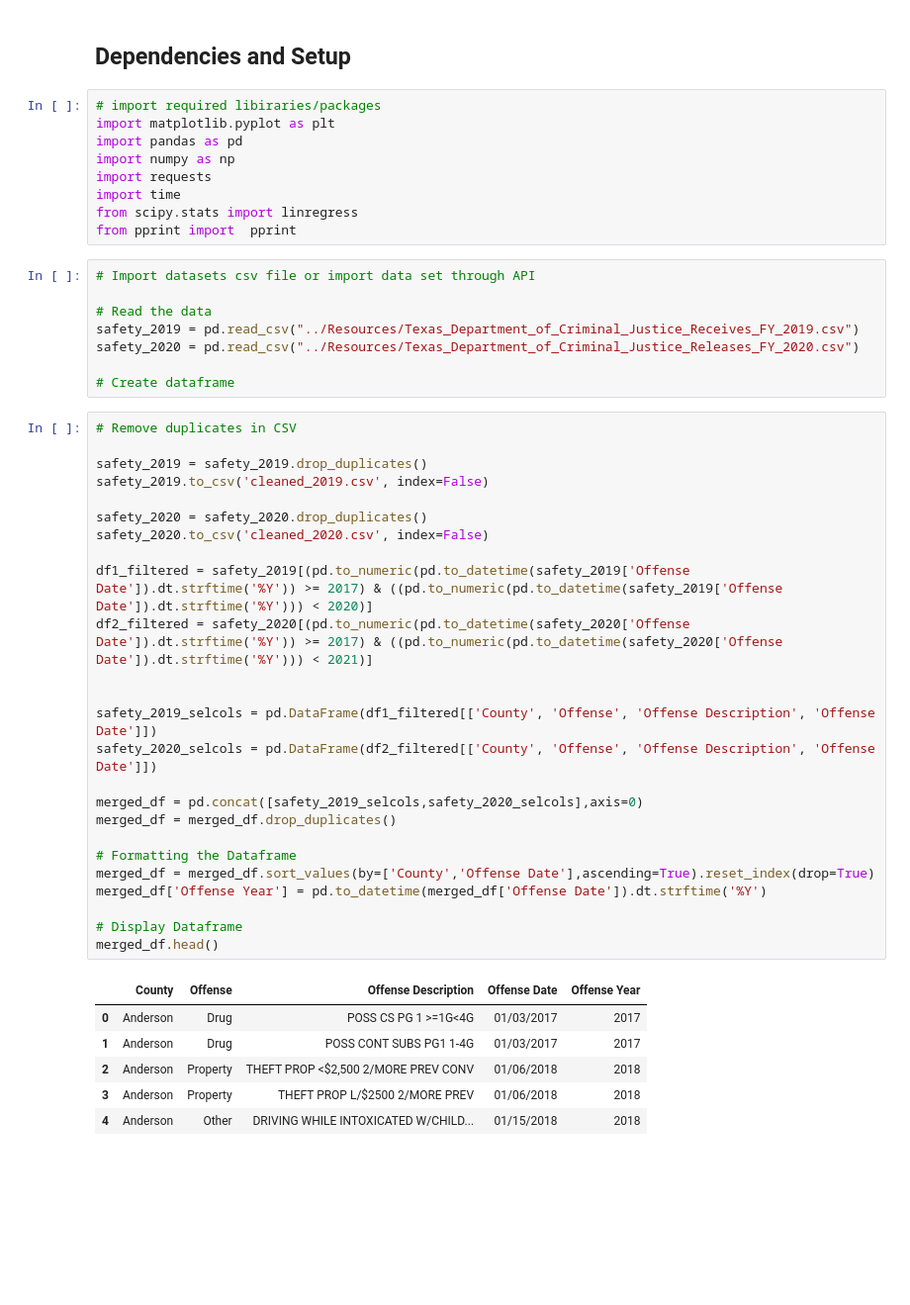
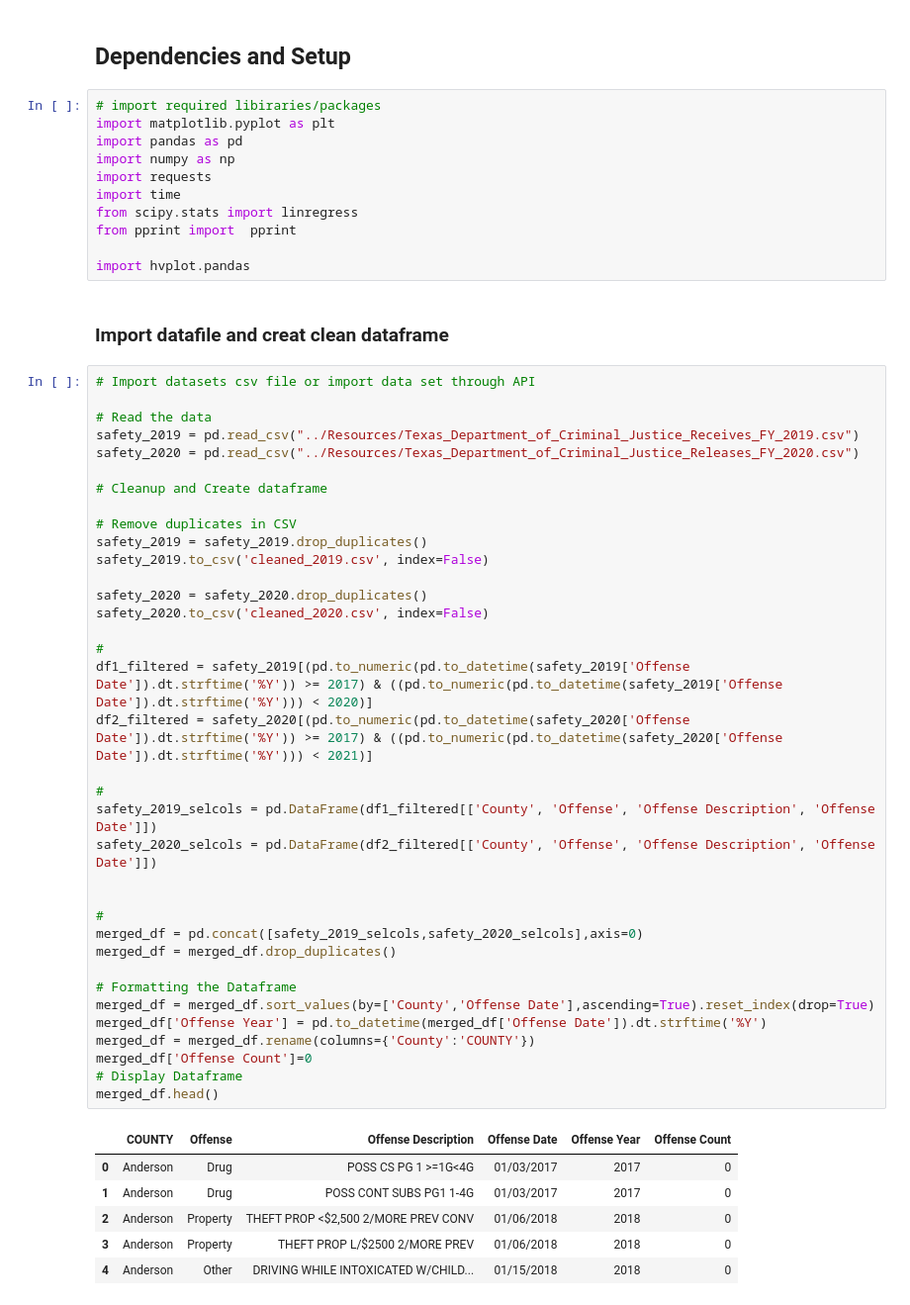
Before and after one commit to anitha0615/project_1, a Jupyter notebook: Analysis/Safety_Analysis_final.ipynb, the cells around one changed output. Shown at 99% size. Cells and saved outputs as stored; diff of their text form; blank space fills up the shorter version.

```diff
--- a/Analysis/Safety_Analysis_final.ipynb
+++ b/Analysis/Safety_Analysis_final.ipynb
@@ -20,43 +20,50 @@ import requests
 import time
 from scipy.stats import linregress
 from pprint import  pprint
+
+import hvplot.pandas
-# %%
-# Import datasets csv file or import data set through API
-
-# Read the data
-safety_2019 = pd.read_csv("../Resources/Texas_Department_of_Criminal_Justice_Receives_FY_2019.csv")
-safety_2020 = pd.read_csv("../Resources/Texas_Department_of_Criminal_Justice_Releases_FY_2020.csv")
-
-# Create dataframe
+# %% [markdown]
+### Import datafile and creat clean dataframe
 # %%
+# Import datasets csv file or import data set through API
+
+# Read the data
+safety_2019 = pd.read_csv("../Resources/Texas_Department_of_Criminal_Justice_Receives_FY_2019.csv")
+safety_2020 = pd.read_csv("../Resources/Texas_Department_of_Criminal_Justice_Releases_FY_2020.csv")
+
+# Cleanup and Create dataframe
+
 # Remove duplicates in CSV
-
 safety_2019 = safety_2019.drop_duplicates()
 safety_2019.to_csv('cleaned_2019.csv', index=False)
 
 safety_2020 = safety_2020.drop_duplicates()
 safety_2020.to_csv('cleaned_2020.csv', index=False)
 
+#
 df1_filtered = safety_2019[(pd.to_numeric(pd.to_datetime(safety_2019['Offense Date']).dt.strftime('%Y')) >= 2017) & ((pd.to_numeric(pd.to_datetime(safety_2019['Offense Date']).dt.strftime('%Y'))) < 2020)]
 df2_filtered = safety_2020[(pd.to_numeric(pd.to_datetime(safety_2020['Offense Date']).dt.strftime('%Y')) >= 2017) & ((pd.to_numeric(pd.to_datetime(safety_2020['Offense Date']).dt.strftime('%Y'))) < 2021)]
 
-
+#
 safety_2019_selcols = pd.DataFrame(df1_filtered[['County', 'Offense', 'Offense Description', 'Offense Date']])
 safety_2020_selcols = pd.DataFrame(df2_filtered[['County', 'Offense', 'Offense Description', 'Offense Date']])
 
+
+#
 merged_df = pd.concat([safety_2019_selcols,safety_2020_selcols],axis=0)
 merged_df = merged_df.drop_duplicates()
 
 # Formatting the Dataframe
 merged_df = merged_df.sort_values(by=['County','Offense Date'],ascending=True).reset_index(drop=True)
 merged_df['Offense Year'] = pd.to_datetime(merged_df['Offense Date']).dt.strftime('%Y')
-
+merged_df = merged_df.rename(columns={'County':'COUNTY'})
+merged_df['Offense Count']=0
 # Display Dataframe
 merged_df.head()
 # %% [output]
-|  | County | Offense | Offense Description | Offense Date | Offense Year |
-| 0 | Anderson | Drug | POSS CS PG 1 >=1G<4G | 01/03/2017 | 2017 |
-| 1 | Anderson | Drug | POSS CONT SUBS PG1 1-4G | 01/03/2017 | 2017 |
-| 2 | Anderson | Property | THEFT PROP <$2,500 2/MORE PREV CONV | 01/06/2018 | 2018 |
-| 3 | Anderson | Property | THEFT PROP L/$2500 2/MORE PREV | 01/06/2018 | 2018 |
-| 4 | Anderson | Other | DRIVING WHILE INTOXICATED W/CHILD... | 01/15/2018 | 2018 |
+|  | COUNTY | Offense | Offense Description | Offense Date | Offense Year | Offense Count |
+| 0 | Anderson | Drug | POSS CS PG 1 >=1G<4G | 01/03/2017 | 2017 | 0 |
+| 1 | Anderson | Drug | POSS CONT SUBS PG1 1-4G | 01/03/2017 | 2017 | 0 |
+| 2 | Anderson | Property | THEFT PROP <$2,500 2/MORE PREV CONV | 01/06/2018 | 2018 | 0 |
+| 3 | Anderson | Property | THEFT PROP L/$2500 2/MORE PREV | 01/06/2018 | 2018 | 0 |
+| 4 | Anderson | Other | DRIVING WHILE INTOXICATED W/CHILD... | 01/15/2018 | 2018 | 0 |
```
Also changed, not shown: parts of 14 cells of this notebook.
